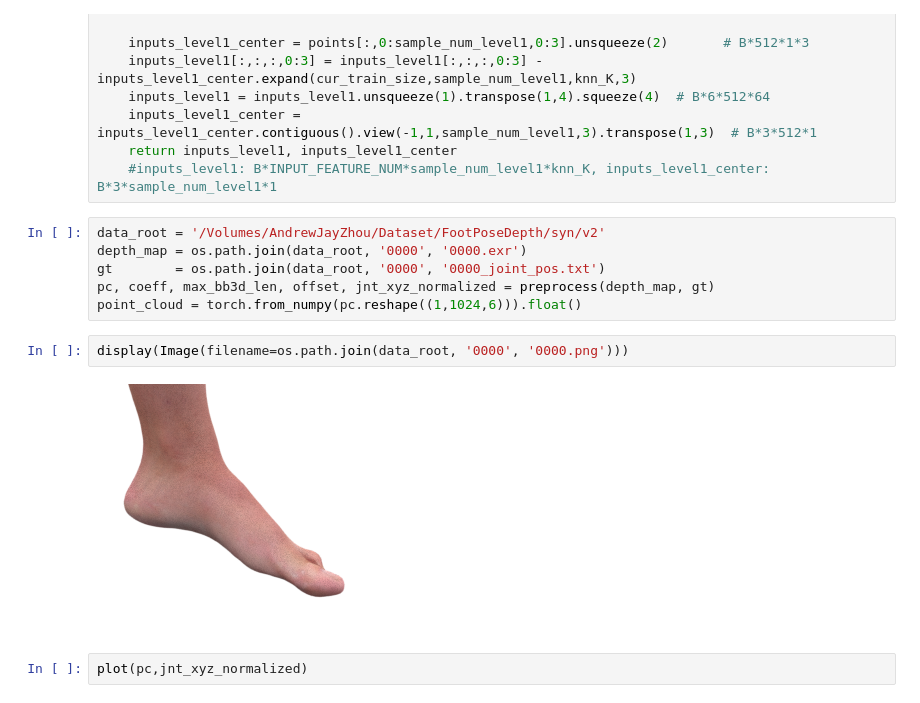
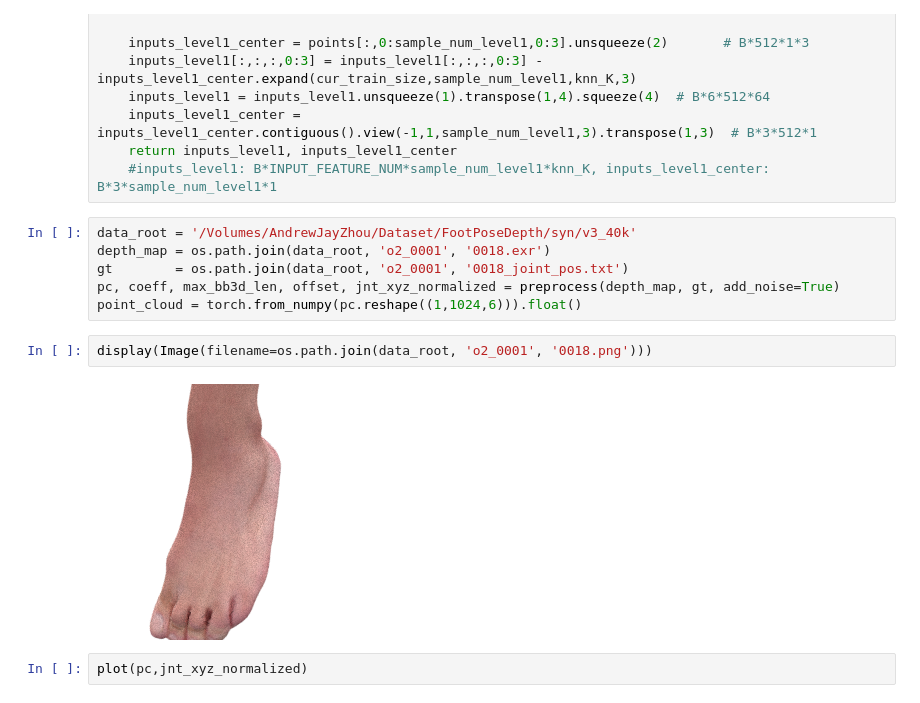
Before and after one commit to ehe3/HandPointNet, a Jupyter notebook: visualize.ipynb, the cells around one changed output. Cells and saved outputs as stored; diff of their text form.

Commit message:
add noise in preprocess_blender

```diff
--- a/visualize.ipynb
+++ b/visualize.ipynb
@@ -157,15 +157,15 @@ def group_points(points):
     return inputs_level1, inputs_level1_center
     #inputs_level1: B*INPUT_FEATURE_NUM*sample_num_level1*knn_K, inputs_level1_center: B*3*sample_num_level1*1
 # %%
-data_root = '/Volumes/AndrewJayZhou/Dataset/FootPoseDepth/syn/v2'
-depth_map = os.path.join(data_root, '0000', '0000.exr')
-gt        = os.path.join(data_root, '0000', '0000_joint_pos.txt')
-pc, coeff, max_bb3d_len, offset, jnt_xyz_normalized = preprocess(depth_map, gt)
+data_root = '/Volumes/AndrewJayZhou/Dataset/FootPoseDepth/syn/v3_40k'
+depth_map = os.path.join(data_root, 'o2_0001', '0018.exr')
+gt        = os.path.join(data_root, 'o2_0001', '0018_joint_pos.txt')
+pc, coeff, max_bb3d_len, offset, jnt_xyz_normalized = preprocess(depth_map, gt, add_noise=True)
 point_cloud = torch.from_numpy(pc.reshape((1,1024,6))).float()
 # %%
-display(Image(filename=os.path.join(data_root, '0000', '0000.png')))
+display(Image(filename=os.path.join(data_root, 'o2_0001', '0018.png')))
 # %% [output]
-[figure, old version]
+[figure, new version]
 # %%
 plot(pc,jnt_xyz_normalized)
 # %% [output]
```
Also changed, not shown: parts of 3 cells of this notebook, 2 other files.
